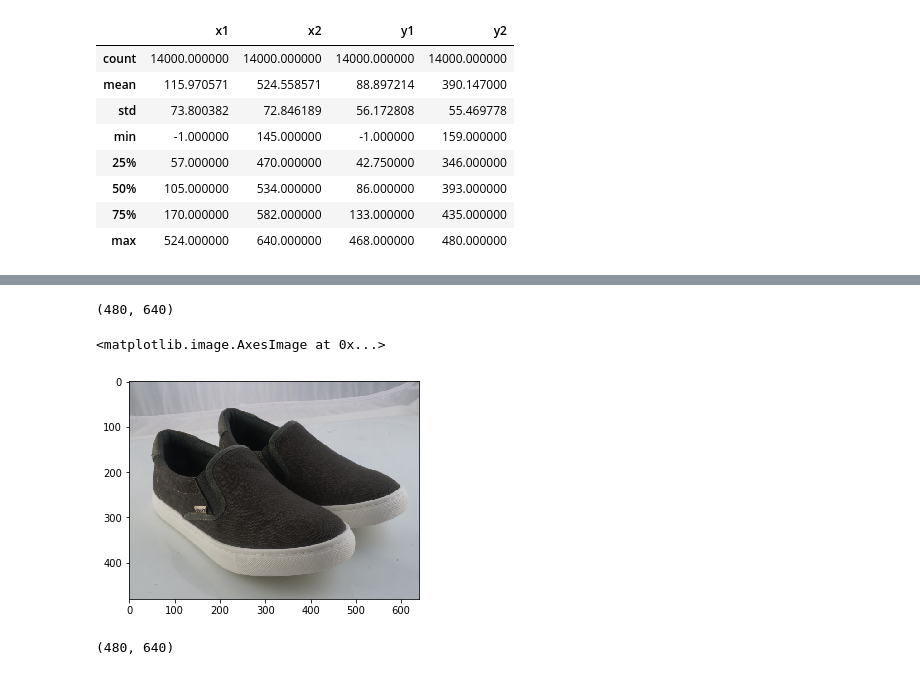
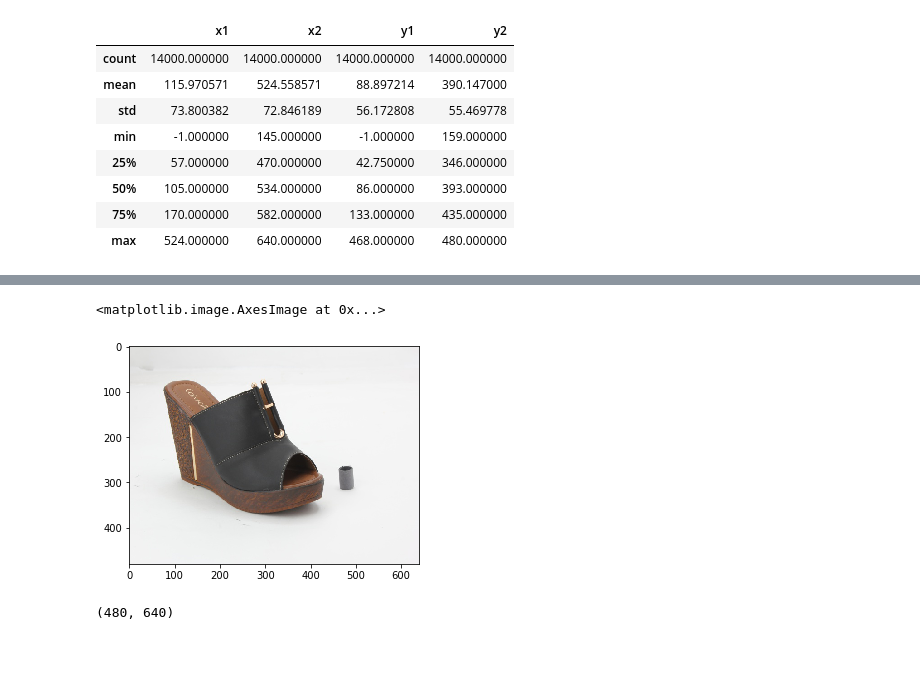
Before and after one commit to amet-vikram13/Object-Detection, a Jupyter notebook: object_detection.ipynb, the cells around one changed output, grey strips where cells are left out. Cells and saved outputs as stored; diff of their text form; code cells hidden in the pictures.

```diff
--- a/object_detection.ipynb
+++ b/object_detection.ipynb
@@ -90,19 +94,15 @@ plot_img_bb(img,coord)
+# %%
+## Random example in test_org
+randn  = 1001
+img    = img_fetch(test_image_name[randn]) ## numpy matrix of dim (width=480,length=640,3)
+fig,ax = plt.subplots()
+ax.imshow(img)
+# %% [output]
+<matplotlib.image.AxesImage at 0x...>
+[figure, added]
 # %%
 img[:,:,1].shape
 # %% [output]
 (480, 640)
-# %%
-## Random example in test_org
-randn  = 4132
-img    = mpimg.imread(image_path+test_image_name[randn]) ## numpy matrix of dim (width=480,length=640,3)
-fig,ax = plt.subplots()
-ax.imshow(img)
-# %% [output]
-<matplotlib.image.AxesImage at 0x...>
-[figure, removed]
-# %%
-img[:,:,1].shape
-# %% [output]
-(480, 640)
 # %%
 ## Preparing training and testing set in train_org
```
Also changed, not shown: parts of 14 cells of this notebook, 1 other file.
